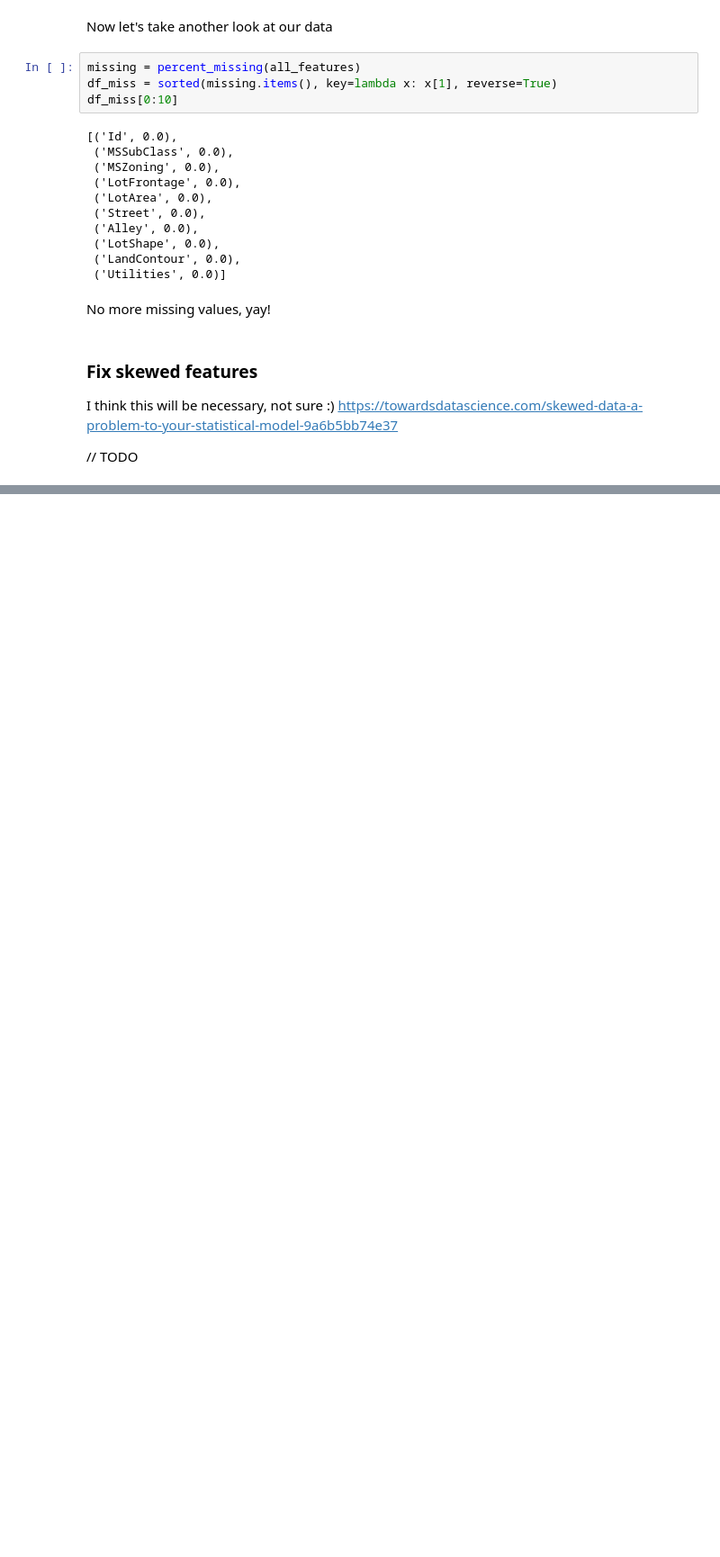
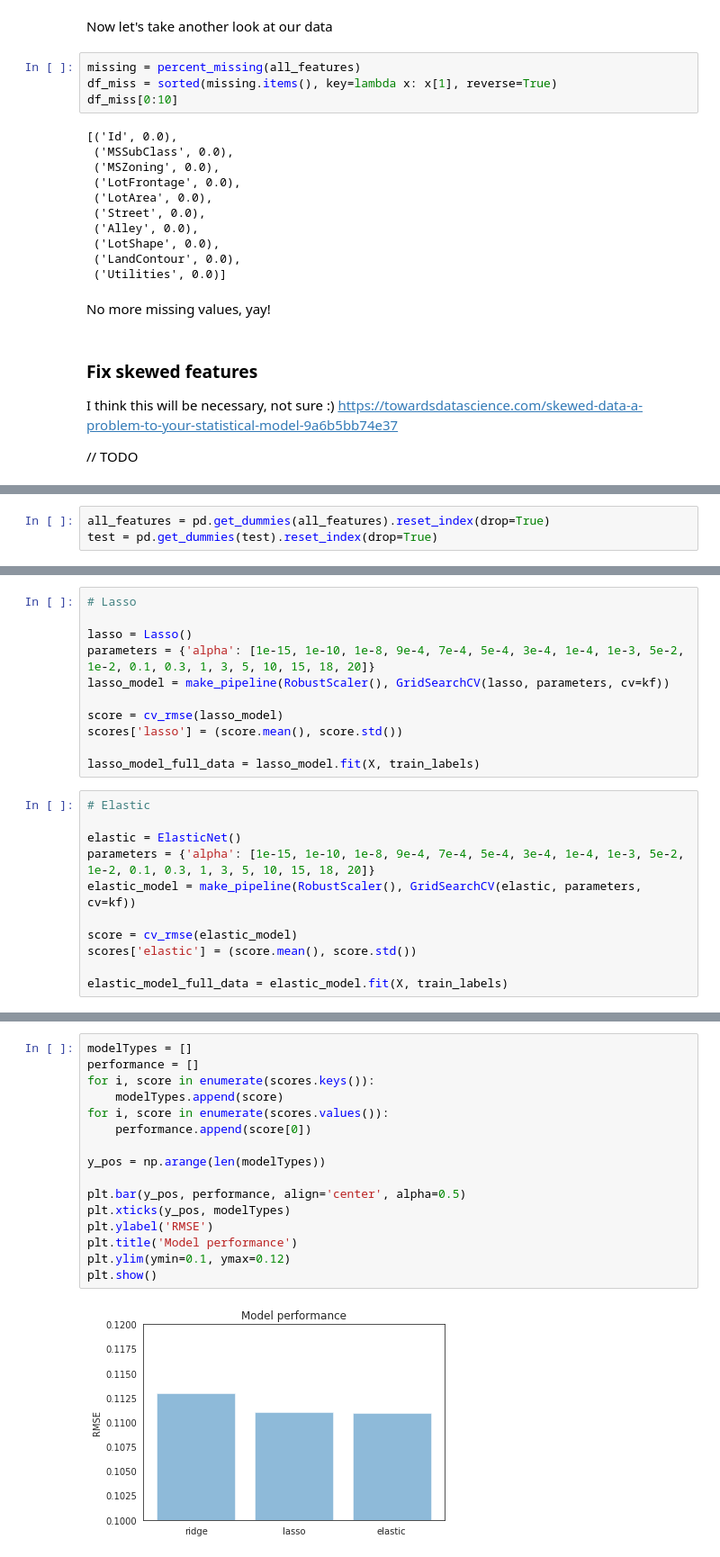
Before and after one commit to niekcandaele/ames-housing-data-analysis, a Jupyter notebook: analysis.ipynb, the cells around one changed output, grey strips where cells are left out. Shown at 90% size. Drawn from its saved outputs; the diff is of its cells as text; blank space fills up the shorter version.

```diff
--- a/analysis.ipynb
+++ b/analysis.ipynb
@@ -197,0 +216,3 @@ Numerically encode categorical features because most models can only handle nume
+# %%
+all_features = pd.get_dummies(all_features).reset_index(drop=True)
+test = pd.get_dummies(test).reset_index(drop=True)
@@ -218,0 +261,22 @@ We will create several models and determine which performs best.
+# %%
+# Lasso
+
+lasso = Lasso()
+parameters = {'alpha': [1e-15, 1e-10, 1e-8, 9e-4, 7e-4, 5e-4, 3e-4, 1e-4, 1e-3, 5e-2, 1e-2, 0.1, 0.3, 1, 3, 5, 10, 15, 18, 20]}
+lasso_model = make_pipeline(RobustScaler(), GridSearchCV(lasso, parameters, cv=kf))
+
+score = cv_rmse(lasso_model)
+scores['lasso'] = (score.mean(), score.std())
+
+lasso_model_full_data = lasso_model.fit(X, train_labels)
+# %%
+# Elastic
+
+elastic = ElasticNet()
+parameters = {'alpha': [1e-15, 1e-10, 1e-8, 9e-4, 7e-4, 5e-4, 3e-4, 1e-4, 1e-3, 5e-2, 1e-2, 0.1, 0.3, 1, 3, 5, 10, 15, 18, 20]}
+elastic_model = make_pipeline(RobustScaler(), GridSearchCV(elastic, parameters, cv=kf))
+
+score = cv_rmse(elastic_model)
+scores['elastic'] = (score.mean(), score.std())
+
+elastic_model_full_data = elastic_model.fit(X, train_labels)
@@ -218,0 +287,18 @@ We will create several models and determine which performs best.
+# %%
+modelTypes = []
+performance = []
+for i, score in enumerate(scores.keys()):
+    modelTypes.append(score)
+for i, score in enumerate(scores.values()):
+    performance.append(score[0])
+
+y_pos = np.arange(len(modelTypes))
+
+plt.bar(y_pos, performance, align='center', alpha=0.5)
+plt.xticks(y_pos, modelTypes)
+plt.ylabel('RMSE')
+plt.title('Model performance')
+plt.ylim(ymin=0.1, ymax=0.12)
+plt.show()
+# %% [output]
+[figure, added]
```
Also changed, not shown: parts of 21 cells of this notebook.
